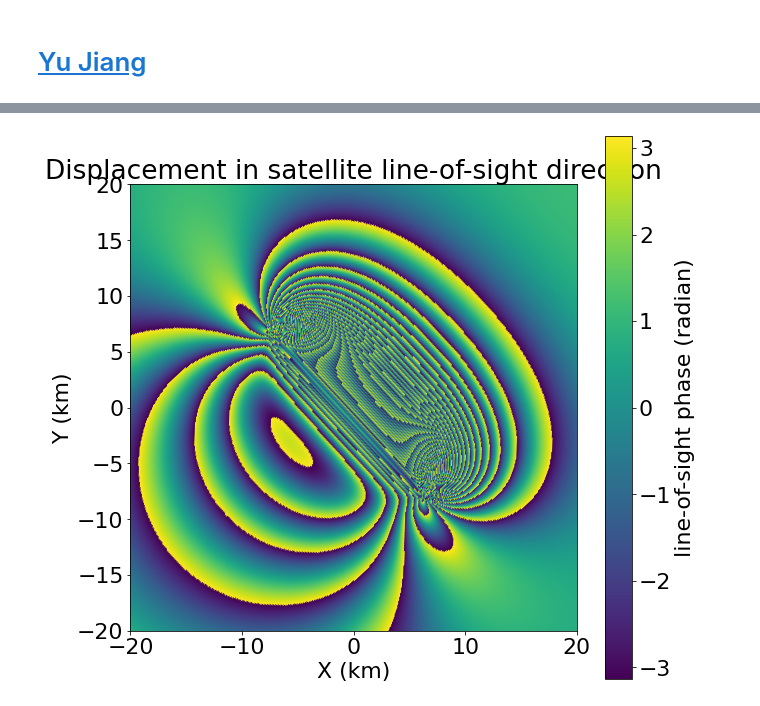
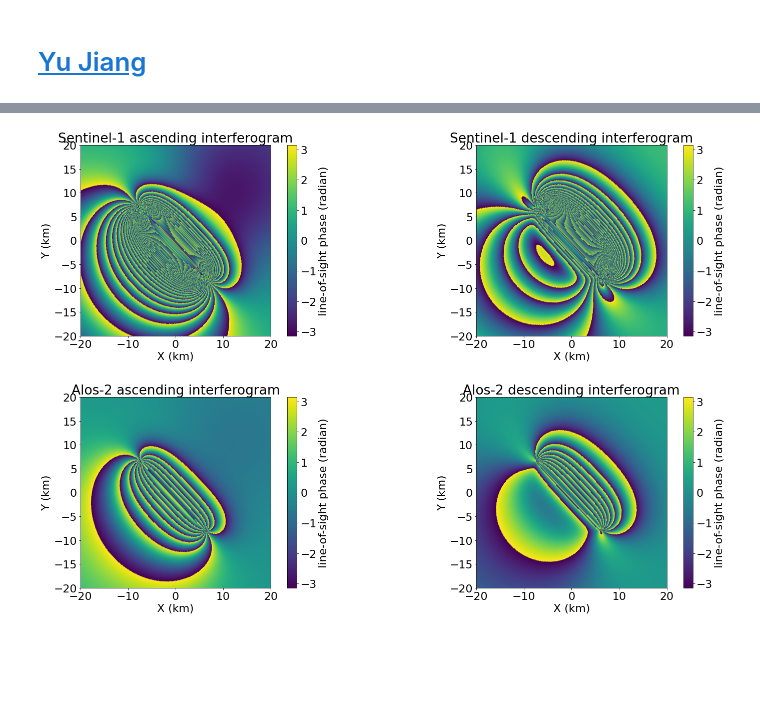
Before and after one commit to jiangyuinsar/okada_wrapper, a Jupyter notebook: Quick_Okada.ipynb, the cells around one changed output, grey strips where cells are left out. Cells and saved outputs as stored; diff of their text form; code cells hidden in the pictures; blank space fills up the shorter version.

```diff
--- a/Quick_Okada.ipynb
+++ b/Quick_Okada.ipynb
@@ -137,19 +140,66 @@ plt.show()
 # %%
 ##################
-# 3 plot surface deformation: satellite line-of-sight direction
+# 3 plot surface deformation: Sentinel-1 line-of-sight direction
 ##################
-plt.figure(figsize=(10, 10))
+plt.figure(figsize=(26, 7))
+plt.subplot(1, 2, 1)
 plt.axis('equal')
-plt.scatter(rx/1000, ry/1000, s=5, marker='o', c= ((ULos+np.pi)%(2*np.pi)-np.pi))
+plt.scatter(rx/1000, ry/1000, s=5, marker='o', c= ((ULos_asc_sentinel+np.pi)%(2*np.pi)-np.pi))
 cbar = plt.colorbar()
 cbar.ax.set_ylabel('line-of-sight phase (radian)', rotation=90)
 plt.rcParams.update({'font.size': 22})
 plt.xlabel('X (km)')
 plt.ylabel('Y (km)')
-plt.title('Displacement in satellite line-of-sight direction')
+plt.title('Sentinel-1 ascending interferogram')
+plt.xlim(-20,20)
+plt.ylim(-20,20)
+plt.gca().set_aspect('equal', adjustable='box')
+
+plt.subplot(1, 2, 2)
+plt.axis('equal')
+plt.scatter(rx/1000, ry/1000, s=5, marker='o', c= ((ULos_dsc_sentinel+np.pi)%(2*np.pi)-np.pi))
+cbar = plt.colorbar()
+cbar.ax.set_ylabel('line-of-sight phase (radian)', rotation=90)
+plt.rcParams.update({'font.size': 22})
+plt.xlabel('X (km)')
+plt.ylabel('Y (km)')
+plt.title('Sentinel-1 descending interferogram')
 plt.xlim(-20,20)
 plt.ylim(-20,20)
 plt.gca().set_aspect('equal', adjustable='box')
 plt.show()
 # %% [output]
-[figure, old version]
+[figure, new version]
+# %%
+##################
+# 3 plot surface deformation: Alos-2 line-of-sight direction
+##################
+plt.figure(figsize=(26, 7))
+plt.subplot(1, 2, 1)
+plt.axis('equal')
+plt.scatter(rx/1000, ry/1000, s=5, marker='o', c= ((ULos_asc_alos+np.pi)%(2*np.pi)-np.pi))
+cbar = plt.colorbar()
+cbar.ax.set_ylabel('line-of-sight phase (radian)', rotation=90)
+plt.rcParams.update({'font.size': 22})
+plt.xlabel('X (km)')
+plt.ylabel('Y (km)')
+plt.title('Alos-2 ascending interferogram')
+plt.xlim(-20,20)
+plt.ylim(-20,20)
+plt.gca().set_aspect('equal', adjustable='box')
+
+plt.subplot(1, 2, 2)
+plt.axis('equal')
+plt.scatter(rx/1000, ry/1000, s=5, marker='o', c= ((ULos_dsc_alos+np.pi)%(2*np.pi)-np.pi))
+cbar = plt.colorbar()
+cbar.ax.set_ylabel('line-of-sight phase (radian)', rotation=90)
+plt.rcParams.update({'font.size': 22})
+plt.xlabel('X (km)')
+plt.ylabel('Y (km)')
+plt.title('Alos-2 descending interferogram')
+plt.xlim(-20,20)
+plt.ylim(-20,20)
+plt.gca().set_aspect('equal', adjustable='box')
+plt.show()
+# %% [output]
+[figure, added]
```
Also changed, not shown: parts of 3 cells of this notebook.
